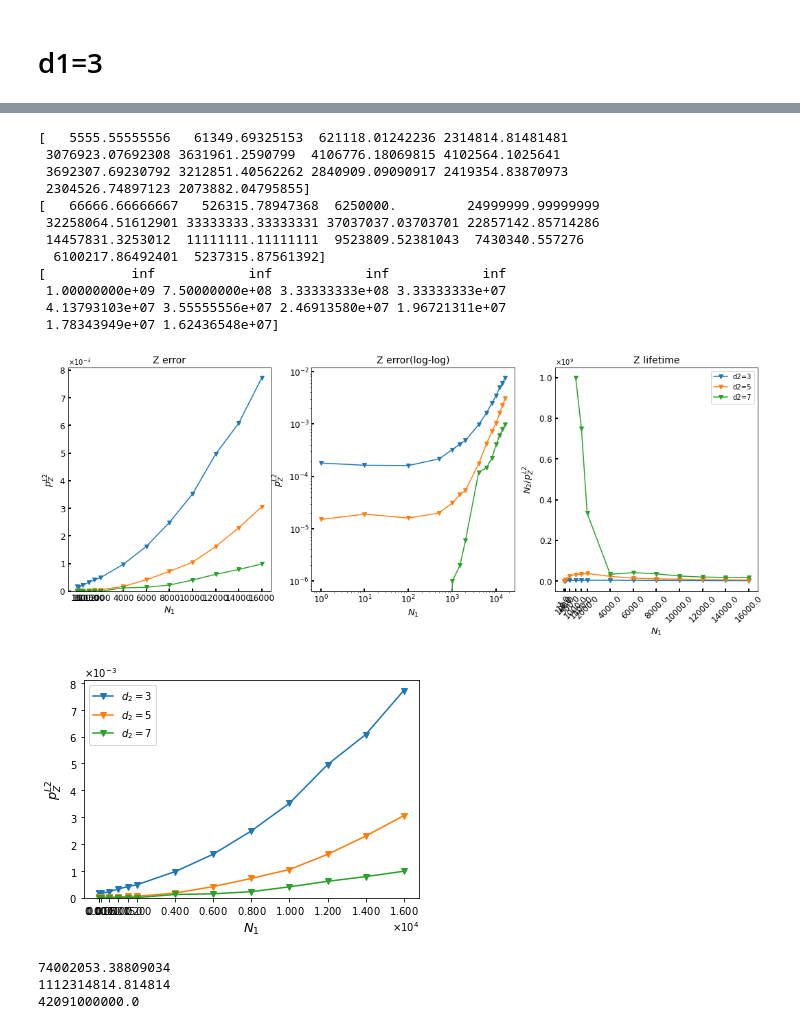
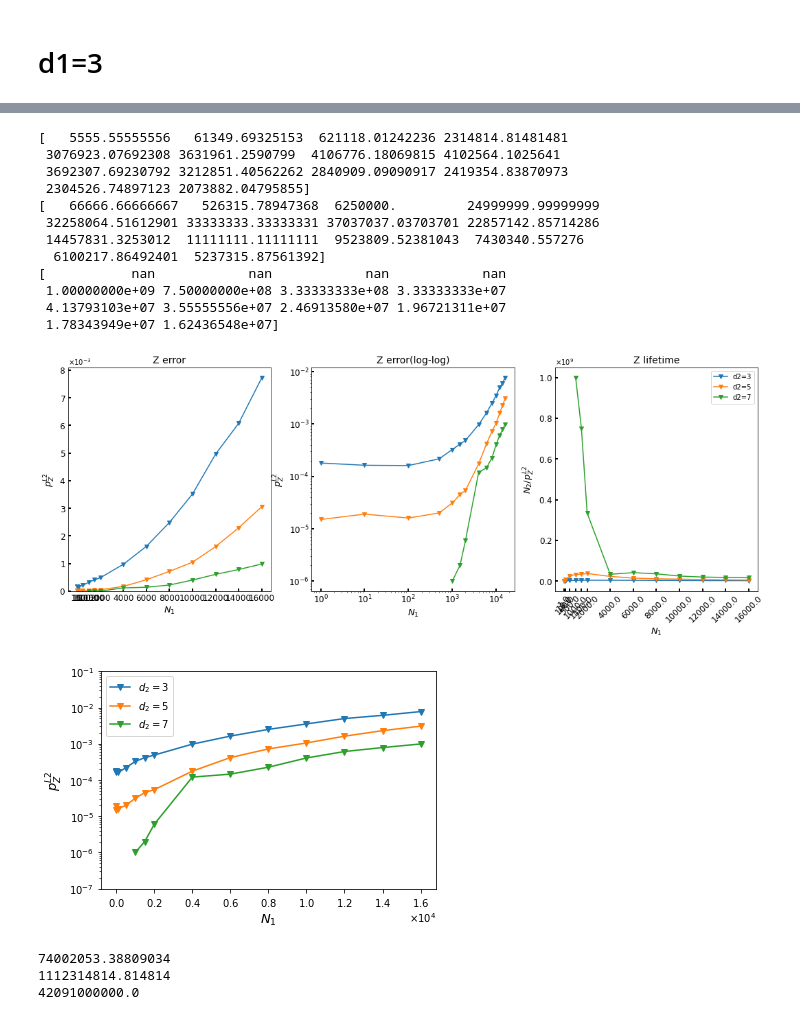
Before and after one commit to kono0924/Fujii-lab, a Jupyter notebook: surface_realistic/realistic_single_round/csv_view.ipynb, the cells around one changed output, grey strips where cells are left out. Saved outputs shown, nothing was run; the diff lists cells and outputs as text; code cells hidden in the pictures.

```diff
--- a/surface_realistic/realistic_single_round/csv_view.ipynb
+++ b/surface_realistic/realistic_single_round/csv_view.ipynb
@@ -21,7 +21,8 @@ file1 = "X error,p=0.0001,d2=(3,7,2),eta=1000,trials=1000000,ver0" + ".csv"
 
 # csvファイルの読み込み
 os.chdir(path)
-data1 = pd.read_csv(file1, index_col=0)
+data1 = pd.read_csv(file1, index_col=0).replace(0, np.nan)
+print(data1)
 
 # データフレームの行名(リスト)を取得
 code_distance_list = data1.index
@@ -75,7 +76,8 @@ ax.xaxis.set_major_formatter(ptick.ScalarFormatter(useMathText=True)) # x軸指
 ax.ticklabel_format(style="sci",  axis="x",scilimits=(0,0))
 ax.yaxis.set_major_formatter(ptick.ScalarFormatter(useMathText=True)) # y軸指数表記
 ax.ticklabel_format(style="sci",  axis="y",scilimits=(0,0))
-#ax.set_xticks(a)
+ax.set_yscale("log")
+ax.set_ylim(1e-7,1e-1)
 #ax.set_xticklabels(a, rotation=45)
 plt.legend()
 plt.show()
@@ -102,7 +113,7 @@ file2 = "Z error,p=0.0001,d2=(3,7,2),eta=1000,trials=1000000,ver0のコピー" +
 
 # csvファイルの読み込み
 os.chdir(path)
-data2 = pd.read_csv(file2, index_col=0)
+data2 = pd.read_csv(file2, index_col=0).replace(0, np.nan)
 
 # データフレームの行名(リスト)を取得
 code_distance_list = data2.index
@@ -154,37 +165,38 @@ axes[2].set_xticks(a)
 axes[2].set_xticklabels(a, rotation=45)
 plt.legend()
 plt.show()
 
 fig, ax = plt.subplots()
 for i in range(len(code_distance_list)):
     b = np.array(data2.loc[code_distance_list[i]])
     ax.plot(a, b,marker='v',label=r"$d_2=$"+str(code_distance_list[i]))
 ax.set_xlabel(r"$N_1$", fontsize=13)
 ax.set_ylabel(r'$p_Z^{L2}$', fontsize=13)
 ax.set_ylim(0,)
 ax.xaxis.set_major_formatter(ptick.ScalarFormatter(useMathText=True)) # x軸指数表記
 ax.ticklabel_format(style="sci",  axis="x",scilimits=(0,0))
 ax.yaxis.set_major_formatter(ptick.ScalarFormatter(useMathText=True))
 ax.ticklabel_format(style="sci",  axis="y",scilimits=(0,0))
-ax.set_xticks(a)
-#ax.set_xticklabels(a, rotation=45)
+#ax.set_xticks(a)
+ax.set_yscale("log")
+ax.set_ylim(1e-7,1e-1)
 plt.legend()
 plt.show()
 # %% [output]
 [   5555.55555556   61349.69325153  621118.01242236 2314814.81481481
  3076923.07692308 3631961.2590799  4106776.18069815 4102564.1025641
  3692307.69230792 3212851.40562262 2840909.09090917 2419354.83870973
  2304526.74897123 2073882.04795855]
 [   66666.66666667   526315.78947368  6250000.         24999999.99999999
  32258064.51612901 33333333.33333331 37037037.03703701 22857142.85714286
  14457831.3253012  11111111.11111111  9523809.52381043  7430340.557276
   6100217.86492401  5237315.87561392]
-[           inf            inf            inf            inf
+[           nan            nan            nan            nan
  1.00000000e+09 7.50000000e+08 3.33333333e+08 3.33333333e+07
  4.13793103e+07 3.55555556e+07 2.46913580e+07 1.96721311e+07
  1.78343949e+07 1.62436548e+07]
 [figure]
-[figure, old version]
+[figure, new version]
 # %%
 import seaborn as sns
 import pandas as pd
```
Also changed, not shown: parts of 9 cells of this notebook, 5 other files.
